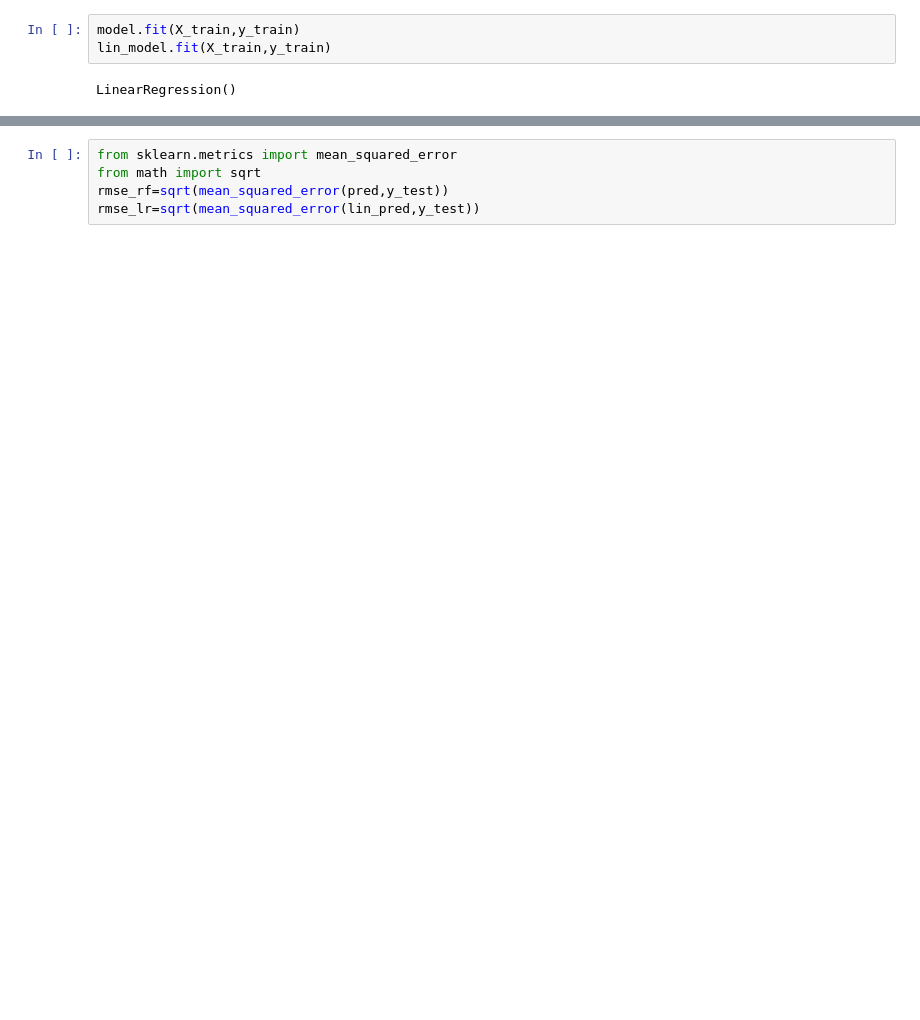
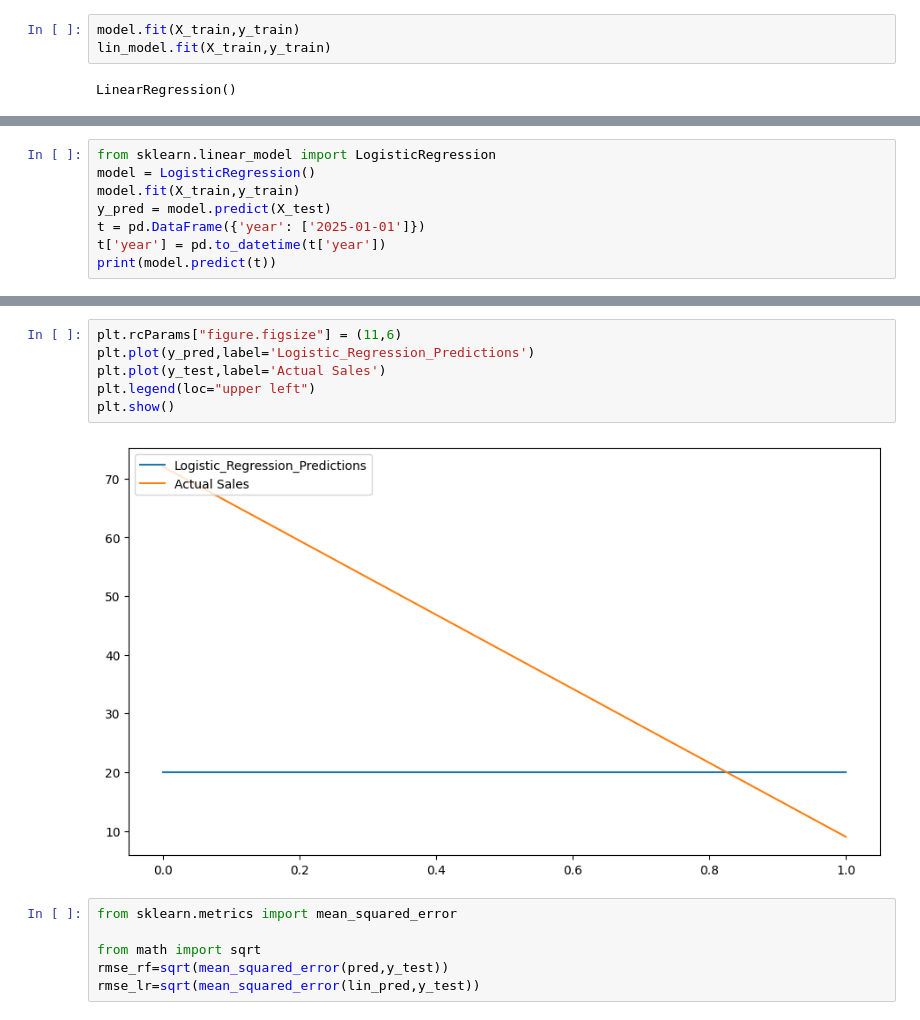
Before and after one commit to RishithReddyRR/Major-Project, a Jupyter notebook: Python/Time-Series-Forecasting-MachineLearning-main/Time_Series_Forecasting_ML.ipynb, the cells around one changed output, grey strips where cells are left out. Saved outputs shown, nothing was run; the diff lists cells and outputs as text; blank space fills up the shorter version.

```diff
--- a/Python/Time-Series-Forecasting-MachineLearning-main/Time_Series_Forecasting_ML.ipynb
+++ b/Python/Time-Series-Forecasting-MachineLearning-main/Time_Series_Forecasting_ML.ipynb
@@ -135,0 +148,8 @@ plt.show()
+# %%
+from sklearn.linear_model import LogisticRegression
+model = LogisticRegression()
+model.fit(X_train,y_train)
+y_pred = model.predict(X_test)
+t = pd.DataFrame({'year': ['2025-01-01']})
+t['year'] = pd.to_datetime(t['year'])
+print(model.predict(t))
@@ -136,5 +165,14 @@ plt.show()
+# %%
+plt.rcParams["figure.figsize"] = (11,6)
+plt.plot(y_pred,label='Logistic_Regression_Predictions')
+plt.plot(y_test,label='Actual Sales')
+plt.legend(loc="upper left")
+plt.show()
+# %% [output]
+[figure, added]
 # %%
 from sklearn.metrics import mean_squared_error
+
 from math import sqrt
 rmse_rf=sqrt(mean_squared_error(pred,y_test))
 rmse_lr=sqrt(mean_squared_error(lin_pred,y_test))
```
Also changed, not shown: parts of 13 cells of this notebook, 24 other files.
